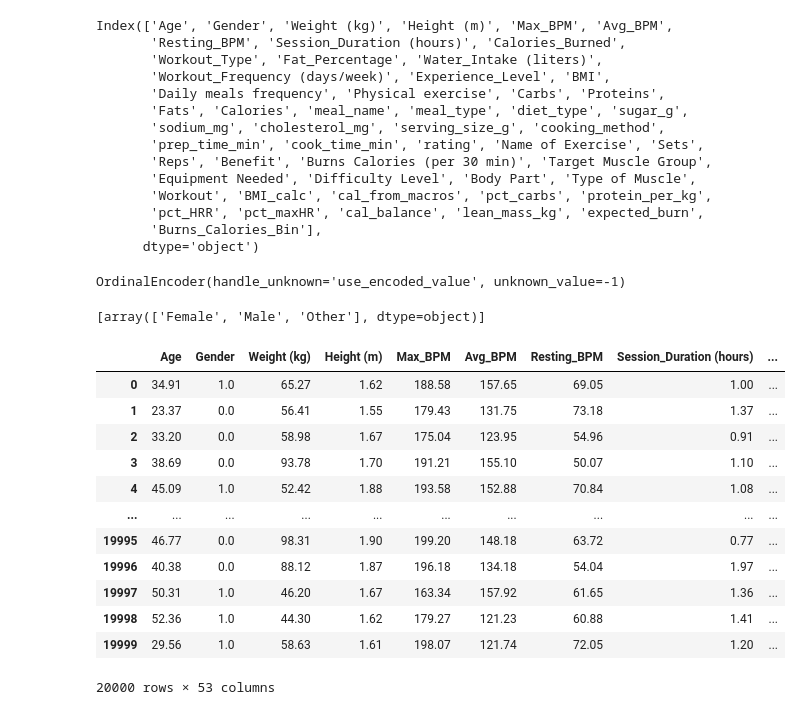
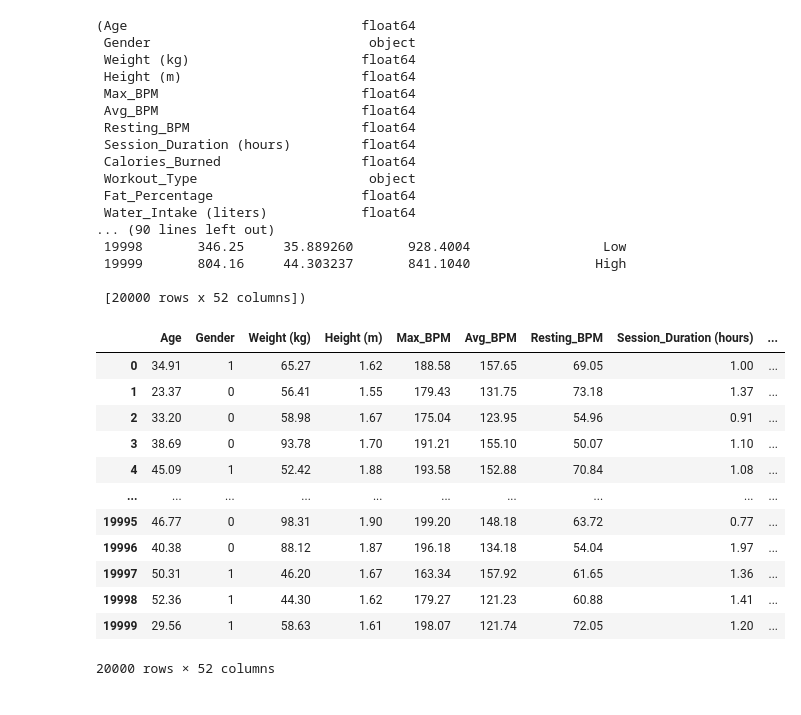
Before and after one commit to yang0709-dev/Calories-Burned-Prediction, a Jupyter notebook: main.ipynb, the cells around one changed output. Saved outputs shown, nothing was run; the diff lists cells and outputs as text; code cells hidden in the pictures.

```diff
--- a/main.ipynb
+++ b/main.ipynb
@@ -5,47 +5,42 @@ import pandas as pd
 from sklearn.model_selection import train_test_split
 from sklearn.preprocessing import StandardScaler,OrdinalEncoder
 # %%
-df = pd.read_csv('./datas/Life Style Data.csv').drop(columns=['Burns Calories (per 30 min)_bc'])
-df.columns
+df = pd.read_csv('./datas/Life Style Data.csv').drop(columns=['Burns Calories (per 30 min)_bc','meal_name'])
+df.dtypes,df
 # %% [output]
-Index(['Age', 'Gender', 'Weight (kg)', 'Height (m)', 'Max_BPM', 'Avg_BPM',
-       'Resting_BPM', 'Session_Duration (hours)', 'Calories_Burned',
-       'Workout_Type', 'Fat_Percentage', 'Water_Intake (liters)',
-       'Workout_Frequency (days/week)', 'Experience_Level', 'BMI',
-       'Daily meals frequency', 'Physical exercise', 'Carbs', 'Proteins',
-       'Fats', 'Calories', 'meal_name', 'meal_type', 'diet_type', 'sugar_g',
-       'sodium_mg', 'cholesterol_mg', 'serving_size_g', 'cooking_method',
-       'prep_time_min', 'cook_time_min', 'rating', 'Name of Exercise', 'Sets',
-       'Reps', 'Benefit', 'Burns Calories (per 30 min)', 'Target Muscle Group',
-       'Equipment Needed', 'Difficulty Level', 'Body Part', 'Type of Muscle',
-       'Workout', 'BMI_calc', 'cal_from_macros', 'pct_carbs', 'protein_per_kg',
-       'pct_HRR', 'pct_maxHR', 'cal_balance', 'lean_mass_kg', 'expected_burn',
-       'Burns_Calories_Bin'],
-      dtype='object')
+(Age                              float64
+ Gender                            object
+ Weight (kg)                      float64
+ Height (m)                       float64
+ Max_BPM                          float64
+ Avg_BPM                          float64
+ Resting_BPM                      float64
+ Session_Duration (hours)         float64
+ Calories_Burned                  float64
+ Workout_Type                      object
+ Fat_Percentage                   float64
+ Water_Intake (liters)            float64
+... (90 lines left out)
+ 19998       346.25     35.889260       928.4004                 Low
+ 19999       804.16     44.303237       841.1040                High
+
+ [20000 rows x 52 columns])
 # %%
-conv = [['Male'],['Female'],['Other']]
-enc = OrdinalEncoder(unknown_value=-1,handle_unknown='use_encoded_value')
-enc.fit(conv)
+cols = df.columns[df.dtypes.eq('object')]
+for c in cols:
+    df[c] = df[c].astype('category').cat.codes
+df
 # %% [output]
+|  | Age | Gender | Weight (kg) | Height (m) | Max_BPM | Avg_BPM | Resting_BPM | Session_Duration (hours) | ... |
+| 0 | 34.91 | 1 | 65.27 | 1.62 | 188.58 | 157.65 | 69.05 | 1.00 | ... |
+| 1 | 23.37 | 0 | 56.41 | 1.55 | 179.43 | 131.75 | 73.18 | 1.37 | ... |
+| 2 | 33.20 | 0 | 58.98 | 1.67 | 175.04 | 123.95 | 54.96 | 0.91 | ... |
+| 3 | 38.69 | 0 | 93.78 | 1.70 | 191.21 | 155.10 | 50.07 | 1.10 | ... |
+| 4 | 45.09 | 1 | 52.42 | 1.88 | 193.58 | 152.88 | 70.84 | 1.08 | ... |
+| ... | ... | ... | ... | ... | ... | ... | ... | ... | ... |
+| 19995 | 46.77 | 0 | 98.31 | 1.90 | 199.20 | 148.18 | 63.72 | 0.77 | ... |
+| 19996 | 40.38 | 0 | 88.12 | 1.87 | 196.18 | 134.18 | 54.04 | 1.97 | ... |
+| 19997 | 50.31 | 1 | 46.20 | 1.67 | 163.34 | 157.92 | 61.65 | 1.36 | ... |
+| 19998 | 52.36 | 1 | 44.30 | 1.62 | 179.27 | 121.23 | 60.88 | 1.41 | ... |
+| 19999 | 29.56 | 1 | 58.63 | 1.61 | 198.07 | 121.74 | 72.05 | 1.20 | ... |
-OrdinalEncoder(handle_unknown='use_encoded_value', unknown_value=-1)
+20000 rows × 52 columns
-# %%
-enc.categories_
-# %% [output]
-[array(['Female', 'Male', 'Other'], dtype=object)]
-# %%
-df['Gender'] = enc.transform(df[['Gender']])
-df
-# %% [output]
-|  | Age | Gender | Weight (kg) | Height (m) | Max_BPM | Avg_BPM | Resting_BPM | Session_Duration (hours) | ... |
-| 0 | 34.91 | 1.0 | 65.27 | 1.62 | 188.58 | 157.65 | 69.05 | 1.00 | ... |
-| 1 | 23.37 | 0.0 | 56.41 | 1.55 | 179.43 | 131.75 | 73.18 | 1.37 | ... |
-| 2 | 33.20 | 0.0 | 58.98 | 1.67 | 175.04 | 123.95 | 54.96 | 0.91 | ... |
-| 3 | 38.69 | 0.0 | 93.78 | 1.70 | 191.21 | 155.10 | 50.07 | 1.10 | ... |
-| 4 | 45.09 | 1.0 | 52.42 | 1.88 | 193.58 | 152.88 | 70.84 | 1.08 | ... |
-| ... | ... | ... | ... | ... | ... | ... | ... | ... | ... |
-| 19995 | 46.77 | 0.0 | 98.31 | 1.90 | 199.20 | 148.18 | 63.72 | 0.77 | ... |
-| 19996 | 40.38 | 0.0 | 88.12 | 1.87 | 196.18 | 134.18 | 54.04 | 1.97 | ... |
-| 19997 | 50.31 | 1.0 | 46.20 | 1.67 | 163.34 | 157.92 | 61.65 | 1.36 | ... |
-| 19998 | 52.36 | 1.0 | 44.30 | 1.62 | 179.27 | 121.23 | 60.88 | 1.41 | ... |
-| 19999 | 29.56 | 1.0 | 58.63 | 1.61 | 198.07 | 121.74 | 72.05 | 1.20 | ... |
-20000 rows × 53 columns
```
Also changed, not shown: parts of 13 cells of this notebook.
